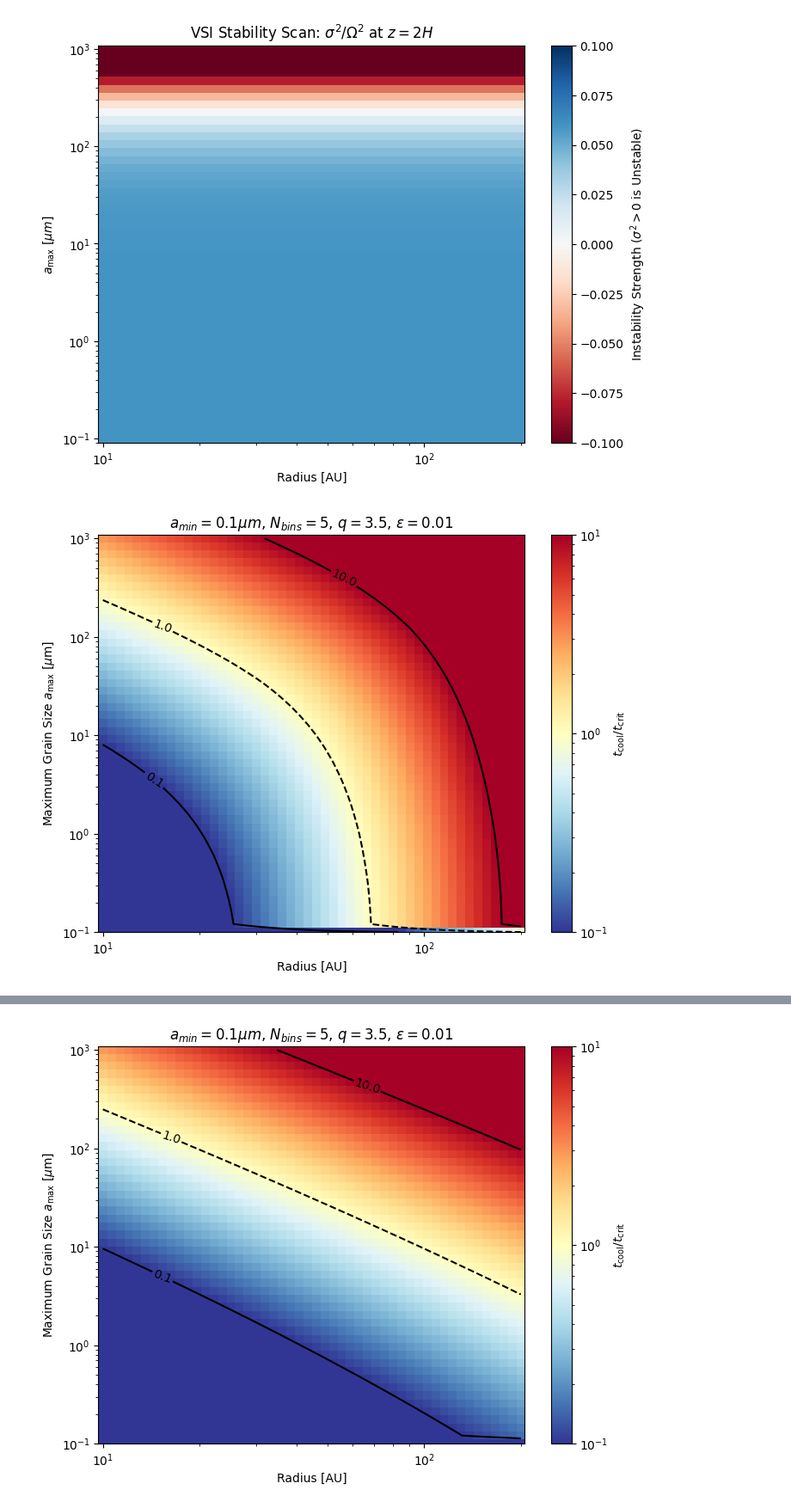
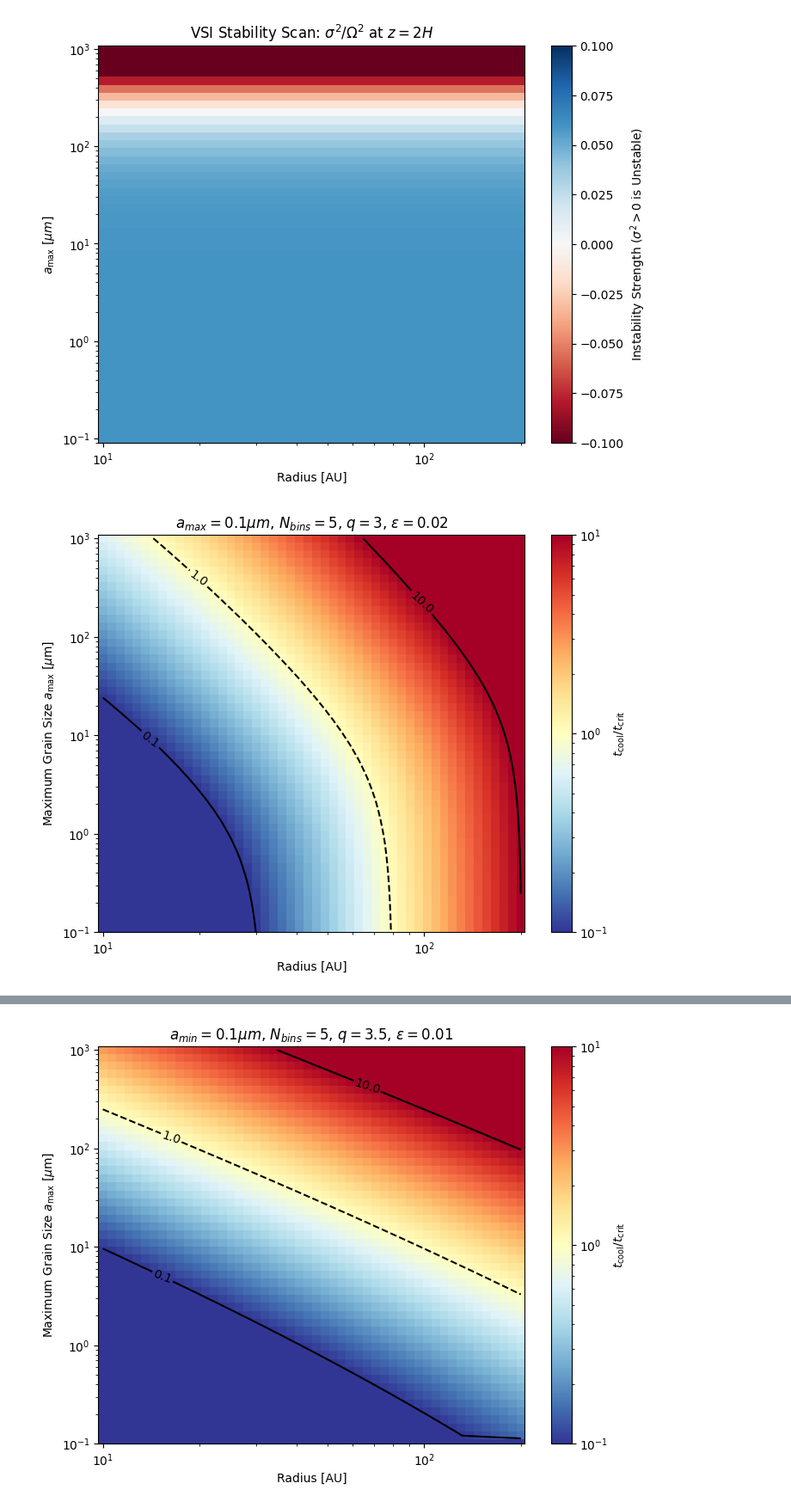
Before and after one commit to NadineSoliman/fargo3d, a Jupyter notebook: setups/vsi/vsi.ipynb, the cells around one changed output, grey strips where cells are left out. Shown at 86% size. Saved outputs shown, nothing was run; the diff lists cells and outputs as text; code cells hidden in the pictures.

```diff
--- a/setups/vsi/vsi.ipynb
+++ b/setups/vsi/vsi.ipynb
@@ -2062,7 +2062,7 @@ z_height_H = 2.0   # Evaluation height for buoyancy
 
 # --- 2. Supporting Functions ---
 def calculate_dust_distribution(n_fluids, s_min, s_max, epsilon_total, q_slope=3.5):
-    n_dust = n_fluids - 1
+    n_dust = n_fluids
     a_plus = np.logspace(np.log10(s_min), np.log10(s_max), n_dust + 1)
     slope = 4.0 - q_slope
 
@@ -2289,8 +2289,29 @@ R_scan_cm = np.logspace(np.log10(10.0 * AU_CM), np.log10(200.0 * AU_CM), 50)
 eps_total = 0.01
 q_mrn = 3.5
 R_ch = 30 * AU_CM
+c_dg = 0.088
 # Result array
 ratio_map = np.zeros((len(a_max_scan), len(R_scan_cm)))
+
+def epsilons_from_grain_size_distribution(
+    nfluids, epsilon_total, a_min, a_max, slope
+):
+    a_plus = np.logspace(np.log10(a_min), np.log10(a_max), nfluids)
+    n_dust = nfluids
+    epsilons = np.zeros(n_dust)
+    a_center = np.zeros(n_dust)
+    for n in range(n_dust):
+        if slope != 0.0:
+            epsilons[n] = (a_plus[n + 1] ** slope - a_plus[n] ** slope) * (
+                epsilon_total / (a_max**slope - a_min**slope)
+            )
+        else:
+            epsilons[n] = np.log(a_plus[n + 1] / a_plus[n]) * (
+                epsilon_total / np.log(a_max / a_min)
+            )
+        a_center[n] = np.sqrt(a_plus[n] * a_plus[n + 1])
+    return epsilons, a_center, a_plus
+
 
 # --- Two-Dimensional Scan ---
 for j, a_max_val in enumerate(a_max_scan):
@@ -2309,40 +2330,43 @@ for j, a_max_val in enumerate(a_max_scan):
         r_rel = r_cm / R_ch
         rho_g = (Sigma_ch * (M_star / R_ch**3) / (np.sqrt(2.0 * np.pi) * h)) / r_rel**2 #* (100/30)
         # print(rho_g)
-        temp_g = (h**2 * G_CGS * M_star / (R_ch * R_MU)) / r_rel
+        temp_g = (h**2 * G_CGS * M_star / (R_ch * R_MU)) / r_rel**q
         om = np.sqrt(G_CGS * M_star / (R_ch**3)) / (r_rel**1.5)
         t_crit_local = h*q / ((gamma - 1.0) * om)
 
         # Physics for the 5 bins
         alpha_bins = 0.75 * (KB / MH)**1.5 * np.sqrt(temp_g) * rho_g * inv_a / (rho_solid * cpdust)
 
         q_loc = 8.0 * np.pi * KB * temp_g / inv_a / (PLANCK * C_LIGHT)
         beta_bins = np.where(q_loc >= 1.0,
                             12.0 * inv_a / (rho_solid * cpdust) * STEFAN * (temp_g**3)/10.0,
                             np.pi * 120.0 * STEFAN * KB / (PLANCK * C_LIGHT * rho_solid * cpdust) * (temp_g**4)/10.0)
 
         # Summation: sum_i ((alpha + beta) / (alpha * beta * eps_i))
         col_sum= np.sum(1 / (alpha_bins *  eps_bins))
         beta_sum= np.sum(1 / (beta_bins *  eps_bins))
-        tcol = np.sum((alpha_bins + beta_bins) / (eps_bins * alpha_bins * beta_bins ))
+        harm_k = alpha_bins * beta_bins / (alpha_bins + beta_bins)
+        # continuous / quasi-steady:
+        kappa_cool = c_dg * np.sum(eps_bins * harm_k)
+        tcol = 1.0 / kappa_cool
         ratio_map[j, i] = tcol / t_crit_local
 
 # --- Plotting ---
 fig, ax = plt.subplots(figsize=(8, 6))
 X, Y = np.meshgrid(R_scan_cm / AU_CM, a_max_scan * 1e4)
-im = ax.pcolormesh(X, Y, ratio_map, shading="auto", cmap="RdYlBu_r", norm=mcolors.LogNorm(vmin=0.1, vmax=10))
+im = ax.pcolormesh(X, Y, ratio_map, shading="auto", cmap="RdYlBu_r", norm=mcolors.LogNorm(0.1, 10))
 
 # Critical Contours
 ax.set_xscale("log")
 ax.set_yscale("log")
 cs = ax.contour(X, Y, ratio_map, levels=[0.1, 1.0, 10.0], colors='black', linestyles=['solid', 'dashed'])
 plt.clabel(cs, inline=True, fontsize=10)
 
 
 ax.set_xlabel("Radius [AU]")
 ax.set_ylabel(r"Maximum Grain Size $a_{\rm max}$ [$\mu$m]")
-ax.set_title(f"$a_{{min}} = 0.1 \mu m$, $N_{{bins}}=5$, $q=3.5$, $\epsilon=0.01$")
+ax.set_title(f"$a_{{max}} = 0.1 \mu m$, $N_{{bins}}=5$, $q=3$, $\epsilon=0.02$")
 fig.colorbar(im, label=r"$t_{\rm cool} / t_{\rm crit}$")
 plt.show()
 # %% [output]
-[figure, old version]
+[figure, new version]
```
Also changed, not shown: parts of 8 cells of this notebook, 5 other files.
